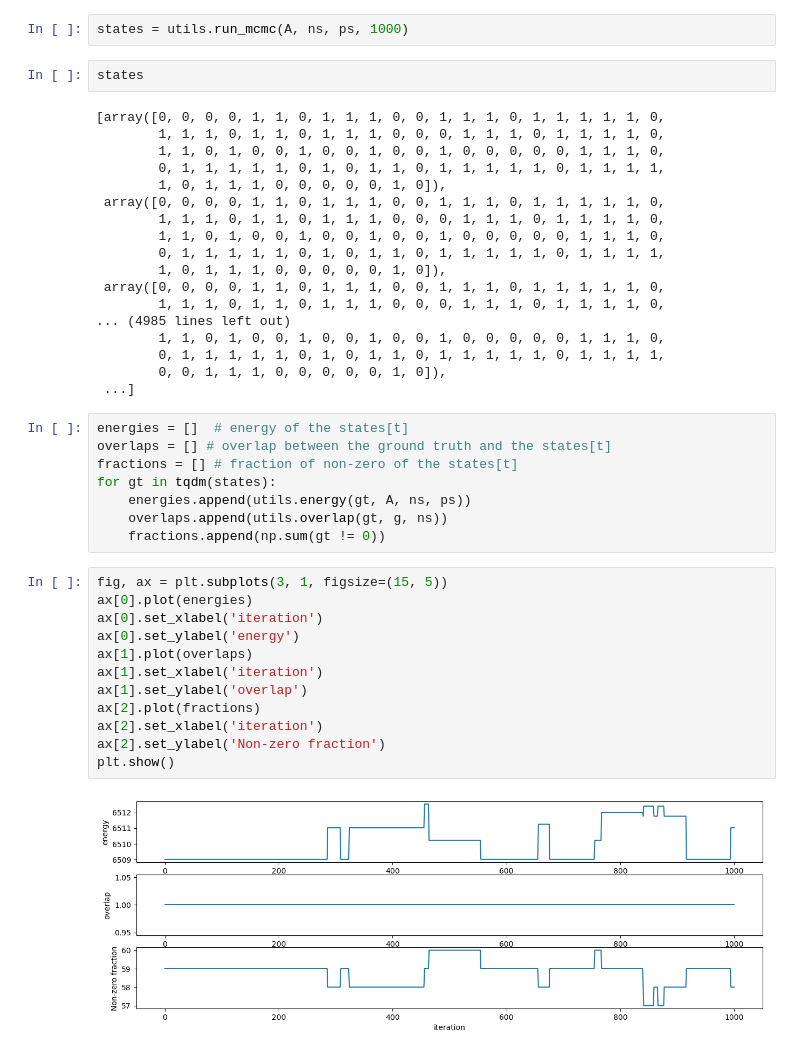
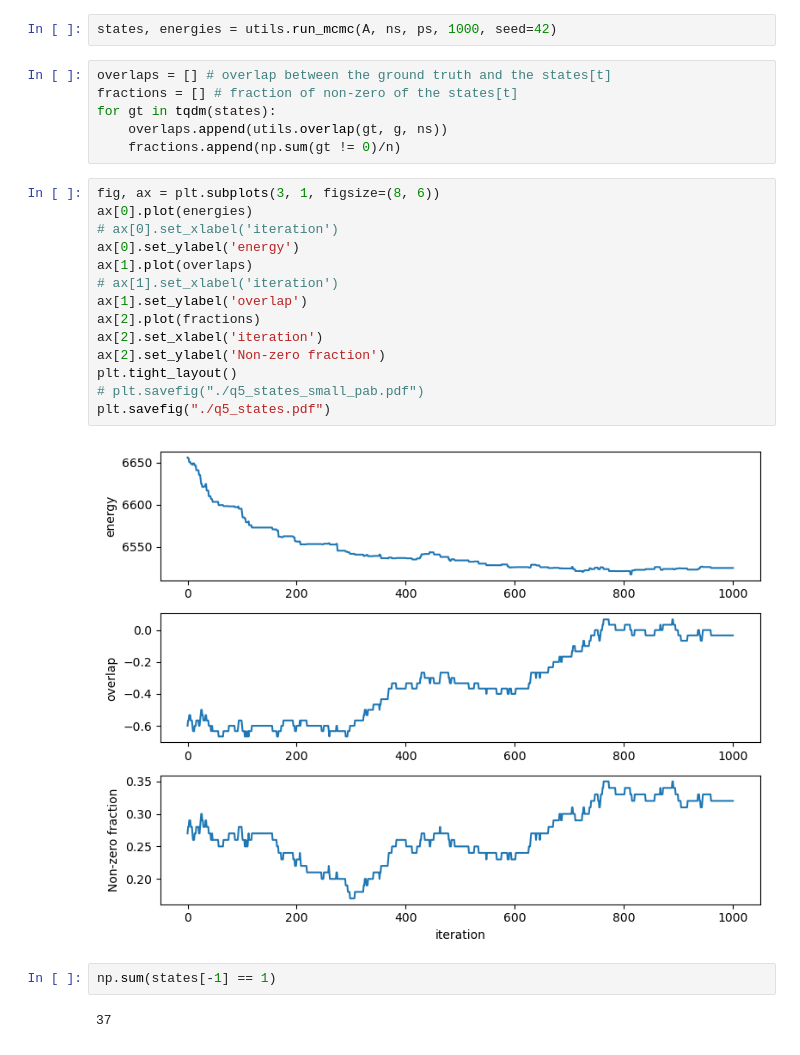
Before and after one commit to LyKex/ml_phy, a Jupyter notebook: hw2/plot.ipynb, the cells around one changed output. Drawn from its saved outputs; the diff is of its cells as text.

```diff
--- a/hw2/plot.ipynb
+++ b/hw2/plot.ipynb
@@ -28,45 +17,29 @@ array([0, 0, 0, 0, 1, 1, 0, 1, 1, 1, 0, 0, 1, 1, 1, 0, 1, 1, 1, 1, 1, 0,
 # %%
-states = utils.run_mcmc(A, ns, ps, 1000)
+states, energies = utils.run_mcmc(A, ns, ps, 1000, seed=42)
-# %%
-states
-# %% [output]
-[array([0, 0, 0, 0, 1, 1, 0, 1, 1, 1, 0, 0, 1, 1, 1, 0, 1, 1, 1, 1, 1, 0,
-        1, 1, 1, 0, 1, 1, 0, 1, 1, 1, 0, 0, 0, 1, 1, 1, 0, 1, 1, 1, 1, 0,
-        1, 1, 0, 1, 0, 0, 1, 0, 0, 1, 0, 0, 1, 0, 0, 0, 0, 0, 1, 1, 1, 0,
-        0, 1, 1, 1, 1, 1, 0, 1, 0, 1, 1, 0, 1, 1, 1, 1, 1, 0, 1, 1, 1, 1,
-        1, 0, 1, 1, 1, 0, 0, 0, 0, 0, 1, 0]),
- array([0, 0, 0, 0, 1, 1, 0, 1, 1, 1, 0, 0, 1, 1, 1, 0, 1, 1, 1, 1, 1, 0,
-        1, 1, 1, 0, 1, 1, 0, 1, 1, 1, 0, 0, 0, 1, 1, 1, 0, 1, 1, 1, 1, 0,
-        1, 1, 0, 1, 0, 0, 1, 0, 0, 1, 0, 0, 1, 0, 0, 0, 0, 0, 1, 1, 1, 0,
-        0, 1, 1, 1, 1, 1, 0, 1, 0, 1, 1, 0, 1, 1, 1, 1, 1, 0, 1, 1, 1, 1,
-        1, 0, 1, 1, 1, 0, 0, 0, 0, 0, 1, 0]),
- array([0, 0, 0, 0, 1, 1, 0, 1, 1, 1, 0, 0, 1, 1, 1, 0, 1, 1, 1, 1, 1, 0,
-        1, 1, 1, 0, 1, 1, 0, 1, 1, 1, 0, 0, 0, 1, 1, 1, 0, 1, 1, 1, 1, 0,
-... (4985 lines left out)
-        1, 1, 0, 1, 0, 0, 1, 0, 0, 1, 0, 0, 1, 0, 0, 0, 0, 0, 1, 1, 1, 0,
-        0, 1, 1, 1, 1, 1, 0, 1, 0, 1, 1, 0, 1, 1, 1, 1, 1, 0, 1, 1, 1, 1,
-        0, 0, 1, 1, 1, 0, 0, 0, 0, 0, 1, 0]),
- ...]
 # %%
-energies = []  # energy of the states[t]
 overlaps = [] # overlap between the ground truth and the states[t]
 fractions = [] # fraction of non-zero of the states[t]
 for gt in tqdm(states):
-    energies.append(utils.energy(gt, A, ns, ps))
     overlaps.append(utils.overlap(gt, g, ns))
-    fractions.append(np.sum(gt != 0))
+    fractions.append(np.sum(gt != 0)/n)
 # %%
-fig, ax = plt.subplots(3, 1, figsize=(15, 5))
+fig, ax = plt.subplots(3, 1, figsize=(8, 6))
 ax[0].plot(energies)
-ax[0].set_xlabel('iteration')
+# ax[0].set_xlabel('iteration')
 ax[0].set_ylabel('energy')
 ax[1].plot(overlaps)
-ax[1].set_xlabel('iteration')
+# ax[1].set_xlabel('iteration')
 ax[1].set_ylabel('overlap')
 ax[2].plot(fractions)
 ax[2].set_xlabel('iteration')
 ax[2].set_ylabel('Non-zero fraction')
-plt.show()
+plt.tight_layout()
+# plt.savefig("./q5_states_small_pab.pdf")
+plt.savefig("./q5_states.pdf")
 # %% [output]
-[figure, old version]
+[figure, new version]
+# %%
+np.sum(states[-1] == 1)
+# %% [output]
+37
 # %%
```
Also changed, not shown: parts of 8 cells of this notebook, 3 other files.
